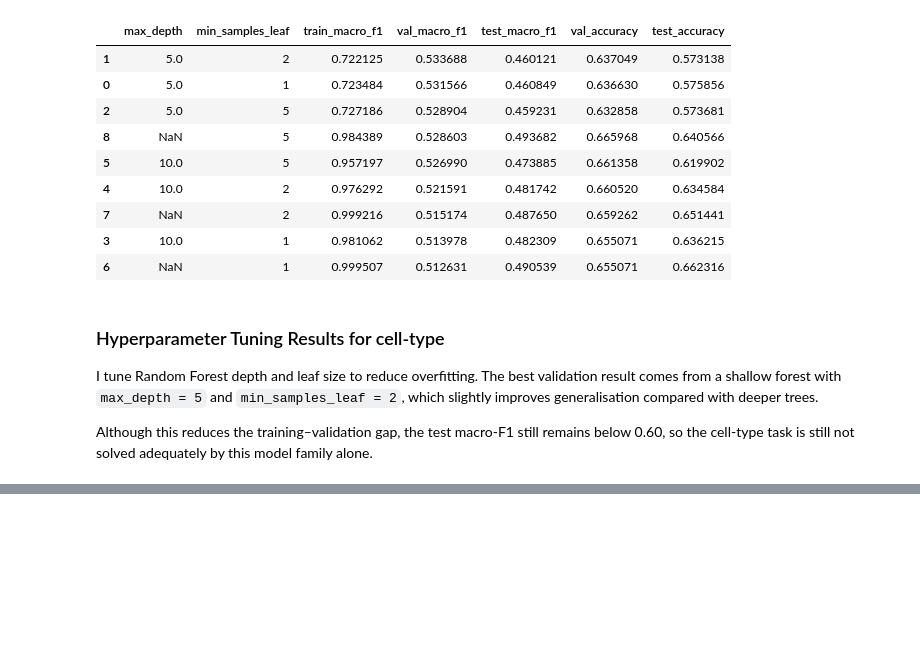
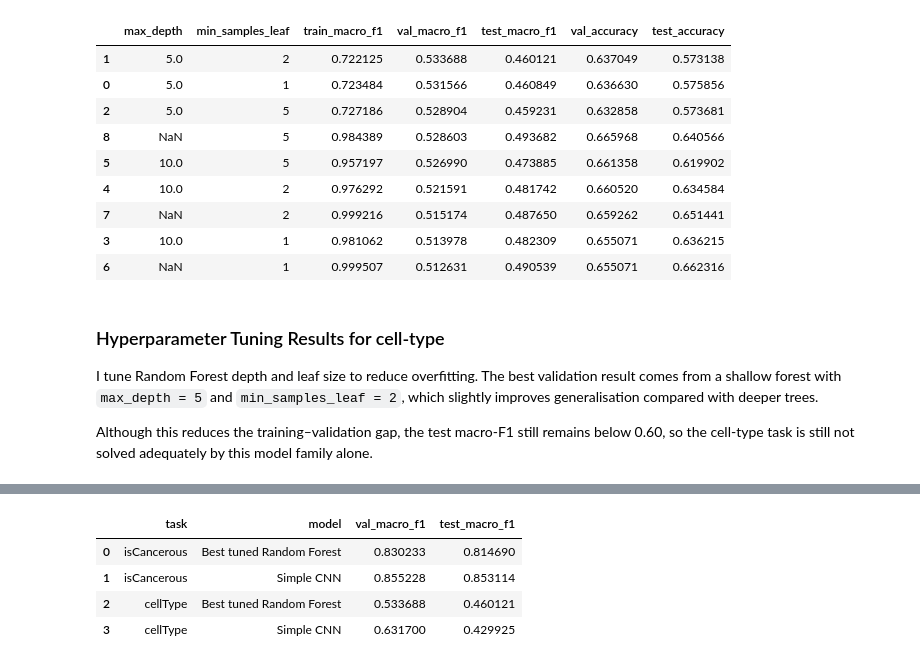
Before and after one commit to theaussiepie/Conformal-Prediction-with-ML-Workflow, a Jupyter notebook: workflow.ipynb, the cells around one changed output, grey strips where cells are left out. Drawn from its saved outputs; the diff is of its cells as text; code cells hidden in the pictures; blank space fills up the shorter version.

```diff
--- a/workflow.ipynb
+++ b/workflow.ipynb
@@ -1092,0 +1333,35 @@ Although this reduces the training–validation gap, the test macro-F1 still rem
+# %%
+comparison_df = pd.DataFrame([
+    {
+        "task": "isCancerous",
+        "model": "Best tuned Random Forest",
+        "val_macro_f1": 0.830233,
+        "test_macro_f1": 0.814690
+    },
+    {
+        "task": "isCancerous",
+        "model": "Simple CNN",
+        "val_macro_f1": cnn_cancer_results.loc[cnn_cancer_results["split"] == "val", "macro_f1"].values[0],
+        "test_macro_f1": cnn_cancer_results.loc[cnn_cancer_results["split"] == "test", "macro_f1"].values[0]
+    },
+    {
+        "task": "cellType",
+        "model": "Best tuned Random Forest",
+        "val_macro_f1": 0.533688,
+        "test_macro_f1": 0.460121
+    },
+    {
+        "task": "cellType",
+        "model": "Simple CNN",
+        "val_macro_f1": cnn_cell_results.loc[cnn_cell_results["split"] == "val", "macro_f1"].values[0],
+        "test_macro_f1": cnn_cell_results.loc[cnn_cell_results["split"] == "test", "macro_f1"].values[0]
+    }
+])
+
+comparison_df
+# %% [output]
+|  | task | model | val_macro_f1 | test_macro_f1 |
+| 0 | isCancerous | Best tuned Random Forest | 0.830233 | 0.814690 |
+| 1 | isCancerous | Simple CNN | 0.855228 | 0.853114 |
+| 2 | cellType | Best tuned Random Forest | 0.533688 | 0.460121 |
+| 3 | cellType | Simple CNN | 0.631700 | 0.429925 |
```
Also changed, not shown: parts of 12 cells of this notebook.
